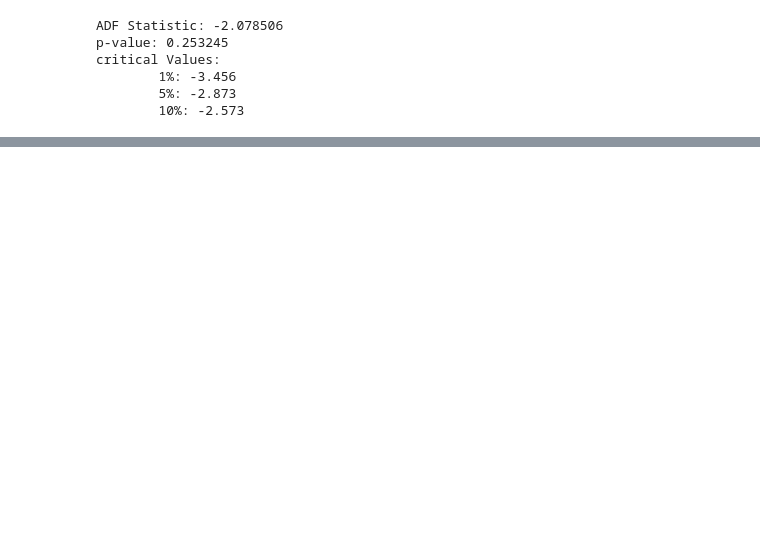
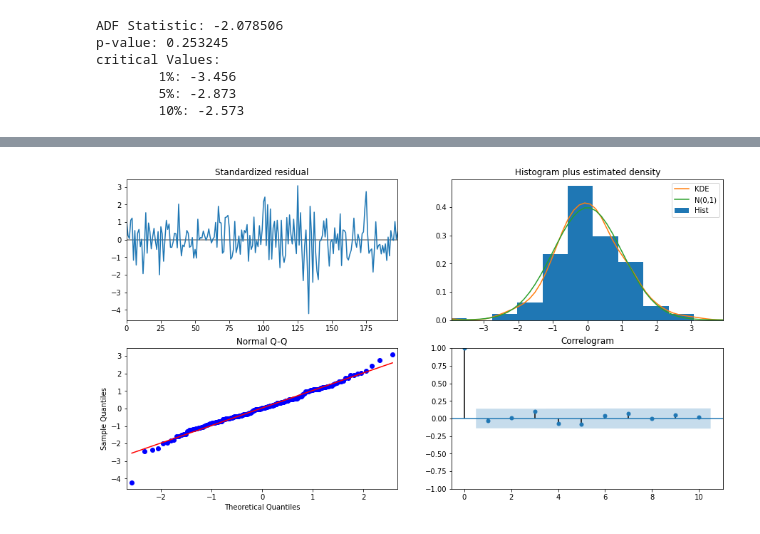
Before and after one commit to KonradKomor/Carbios-ARIMA-stock-price-prediction, a Jupyter notebook: Carbios.ipynb, the cells around one changed output, grey strips where cells are left out. Drawn from its saved outputs; the diff is of its cells as text; code cells hidden in the pictures; blank space fills up the shorter version.

```diff
--- a/Carbios.ipynb
+++ b/Carbios.ipynb
@@ -74,0 +97,13 @@ critical Values:
+# %%
+arimaModel=auto_arima(train,
+                      test='adf',
+                      start_p=0,
+                      start_q=0,
+                      d=None,
+                      max_p=5, max_q=5,
+                      start_P=0,
+                      D=0,
+                      seasonal=False,
+                      error_action='ignore', trace=True,
+                      supress_warnings=True, stepwise=True,
+                      )
@@ -74,0 +140,5 @@ critical Values:
+# %%
+arimaModel.plot_diagnostics(figsize=(15,8))
+plt.show()
+# %% [output]
+[figure, added]
```
Also changed, not shown: parts of 9 cells of this notebook.
